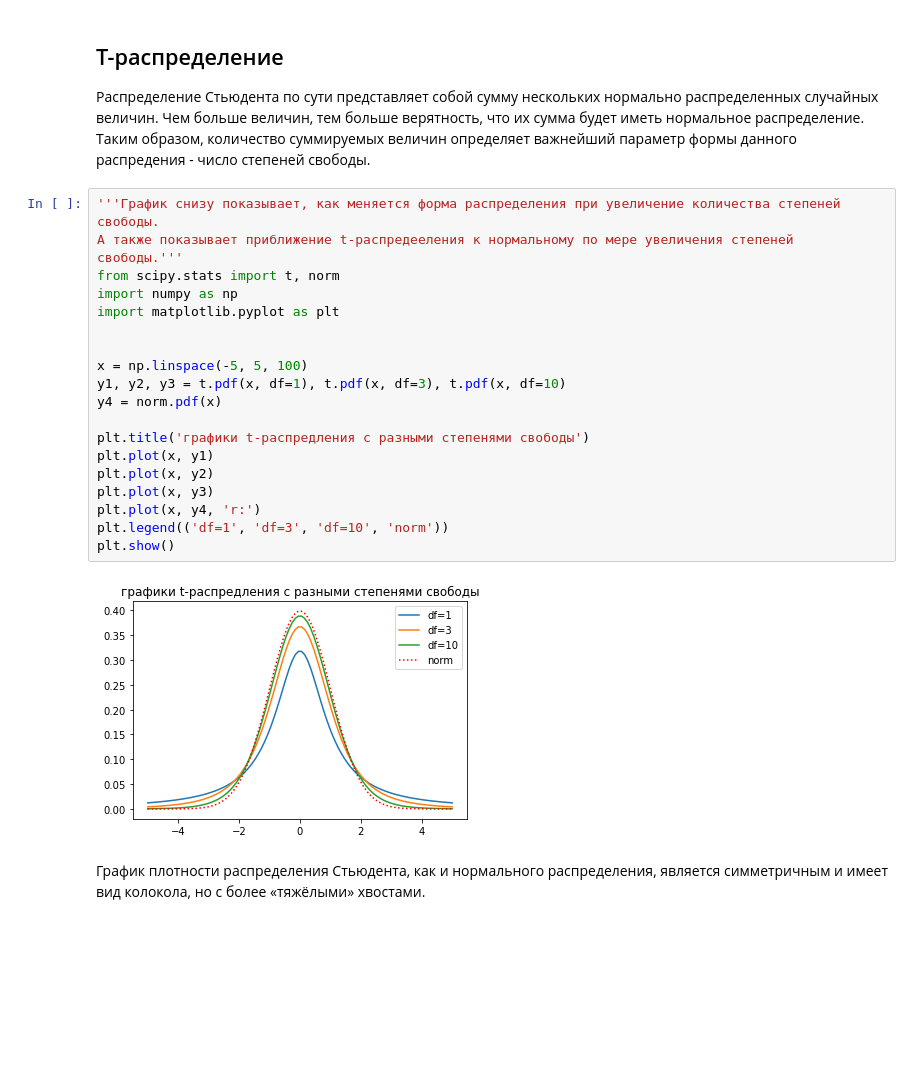
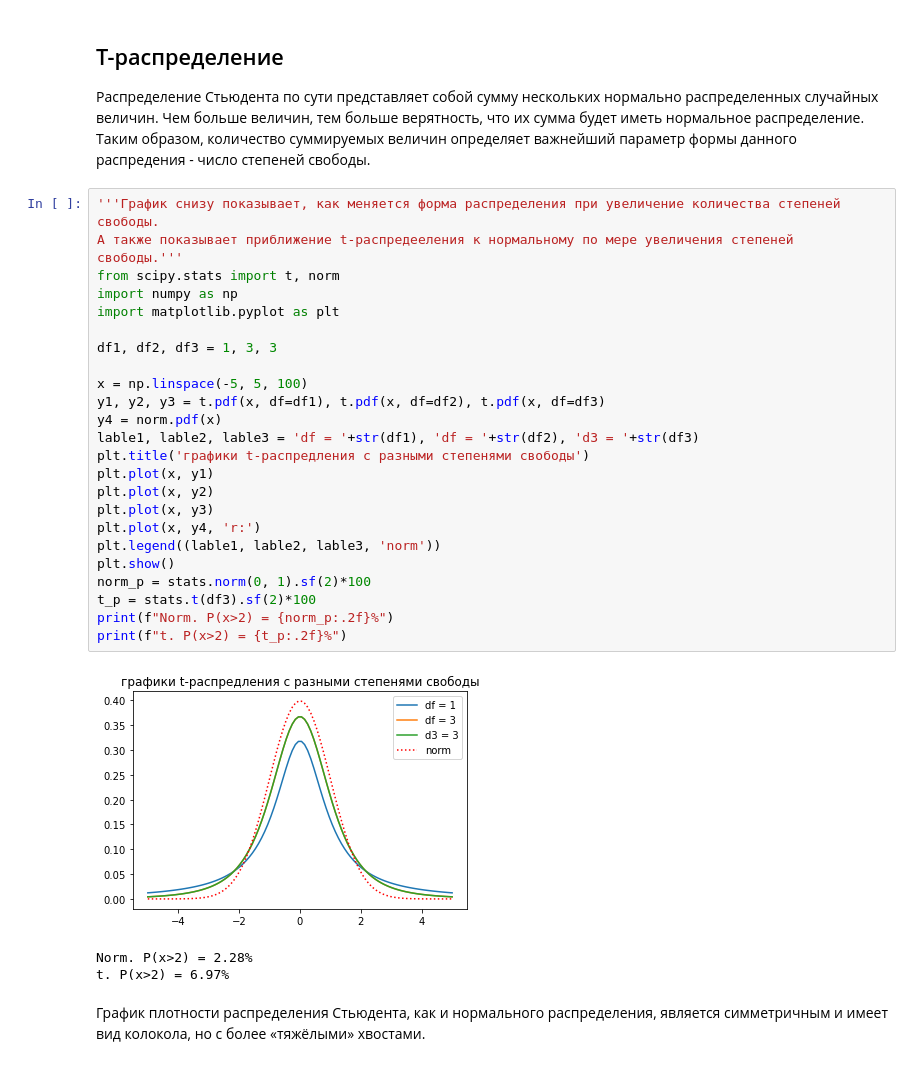
Before and after one commit to ilyadash/basic_stat, a Jupyter notebook: конспект.ipynb, the cells around one changed output. Drawn from its saved outputs; the diff is of its cells as text; blank space fills up the shorter version.

```diff
--- a/конспект.ipynb
+++ b/конспект.ipynb
@@ -438,24 +438,31 @@ p-уровень значимости - это вероятность получ
 # %%
 '''График снизу показывает, как меняется форма распределения при увеличение количества степеней свободы.
 А также показывает приближение t-распредееления к нормальному по мере увеличения степеней свободы.'''
 from scipy.stats import t, norm
 import numpy as np
 import matplotlib.pyplot as plt
 
+df1, df2, df3 = 1, 3, 3
 
 x = np.linspace(-5, 5, 100)
-y1, y2, y3 = t.pdf(x, df=1), t.pdf(x, df=3), t.pdf(x, df=10)
+y1, y2, y3 = t.pdf(x, df=df1), t.pdf(x, df=df2), t.pdf(x, df=df3)
 y4 = norm.pdf(x)
-
+lable1, lable2, lable3 = 'df = '+str(df1), 'df = '+str(df2), 'd3 = '+str(df3)
 plt.title('графики t-распредления с разными степенями свободы')
 plt.plot(x, y1)
 plt.plot(x, y2)
 plt.plot(x, y3)
 plt.plot(x, y4, 'r:')
-plt.legend(('df=1', 'df=3', 'df=10', 'norm'))
+plt.legend((lable1, lable2, lable3, 'norm'))
 plt.show()
+norm_p = stats.norm(0, 1).sf(2)*100
+t_p = stats.t(df3).sf(2)*100
+print(f"Norm. P(x>2) = {norm_p:.2f}%")
+print(f"t. P(x>2) = {t_p:.2f}%")
 # %% [output]
-[figure, old version]
+[figure, new version]
+Norm. P(x>2) = 2.28%
+t. P(x>2) = 6.97%
 # %% [markdown]
 График плотности распределения Стьюдента, как и нормального распределения, является симметричным и имеет вид колокола, но с более «тяжёлыми» хвостами.
 # %% [markdown]
```
Also changed, not shown: parts of 2 cells of this notebook.
